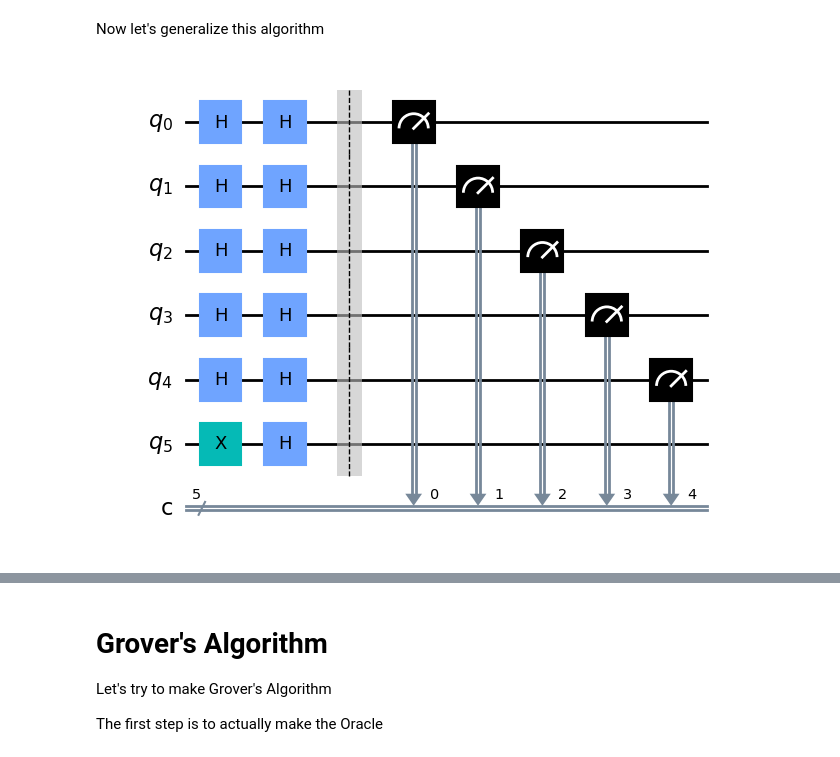
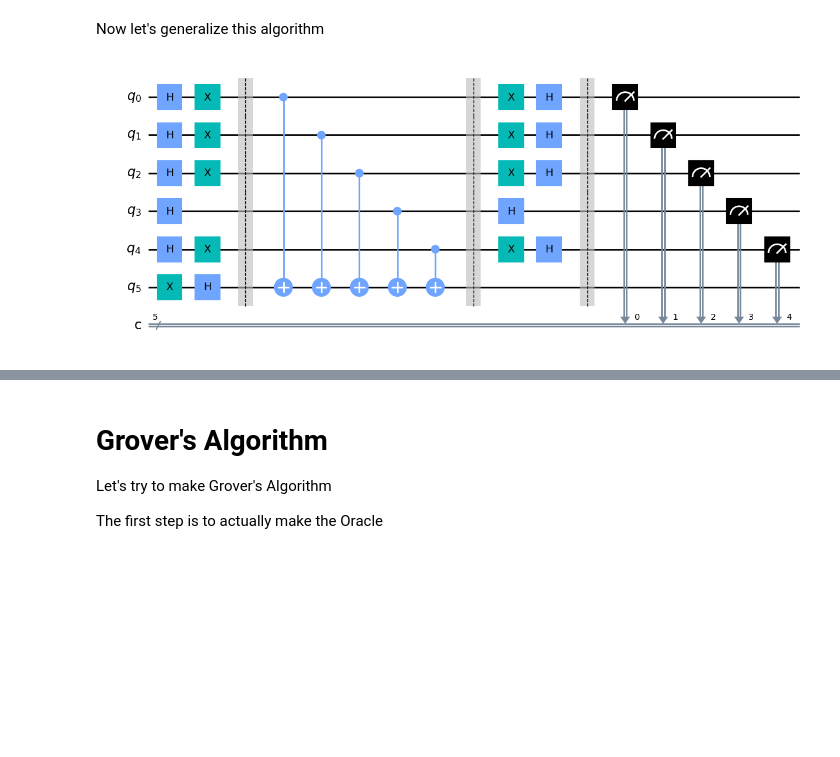
Before and after one commit to nunopcfmarques/IICQ-Project, a Jupyter notebook: IICQ-Notebook.ipynb, the cells around one changed output, grey strips where cells are left out. Cells and saved outputs as stored; diff of their text form; code cells hidden in the pictures; blank space fills up the shorter version.

```diff
--- a/IICQ-Notebook.ipynb
+++ b/IICQ-Notebook.ipynb
@@ -556,12 +412,12 @@ def my_dj(oracle, n):
 # %%
 n = 5
 
-oracle = my_oracle("c", n)
+oracle = my_oracle("b", n)
 dj = my_dj(oracle, n)
 
 dj.draw("mpl")
 # %% [output]
-[figure, old version]
+[figure, new version]
 # %%
 circ = transpile(dj, simulator)
 
```
Also changed, not shown: parts of 15 cells of this notebook.
